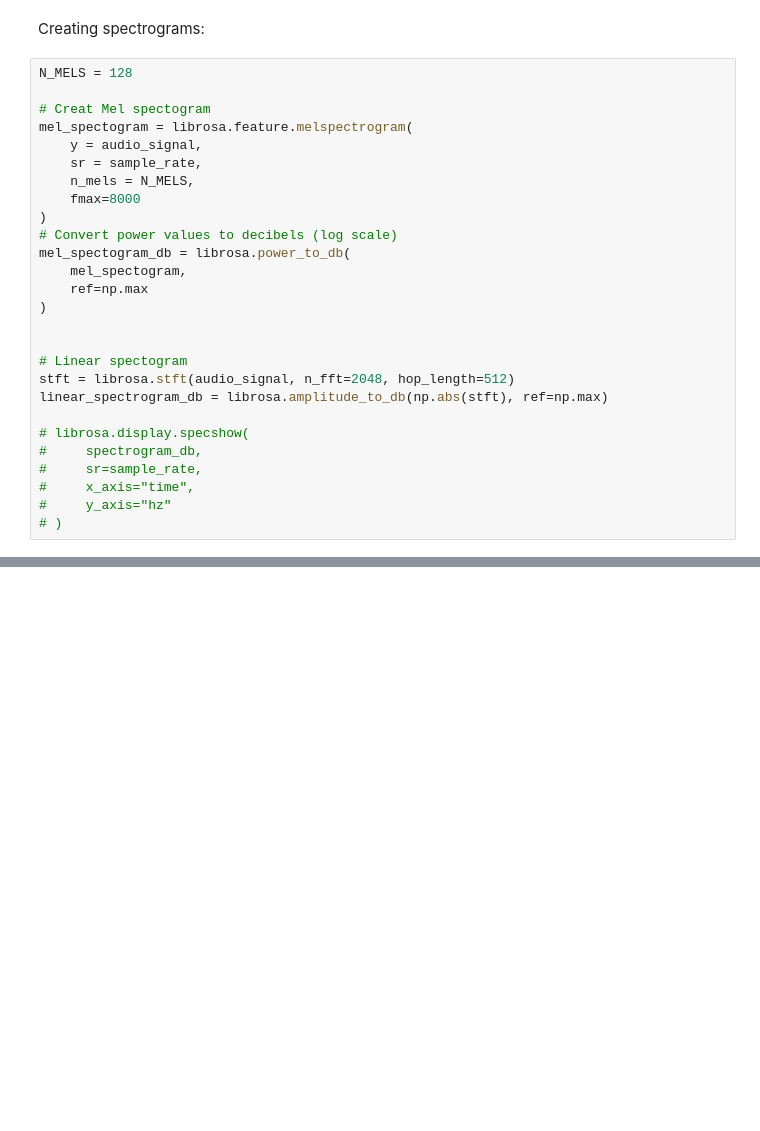
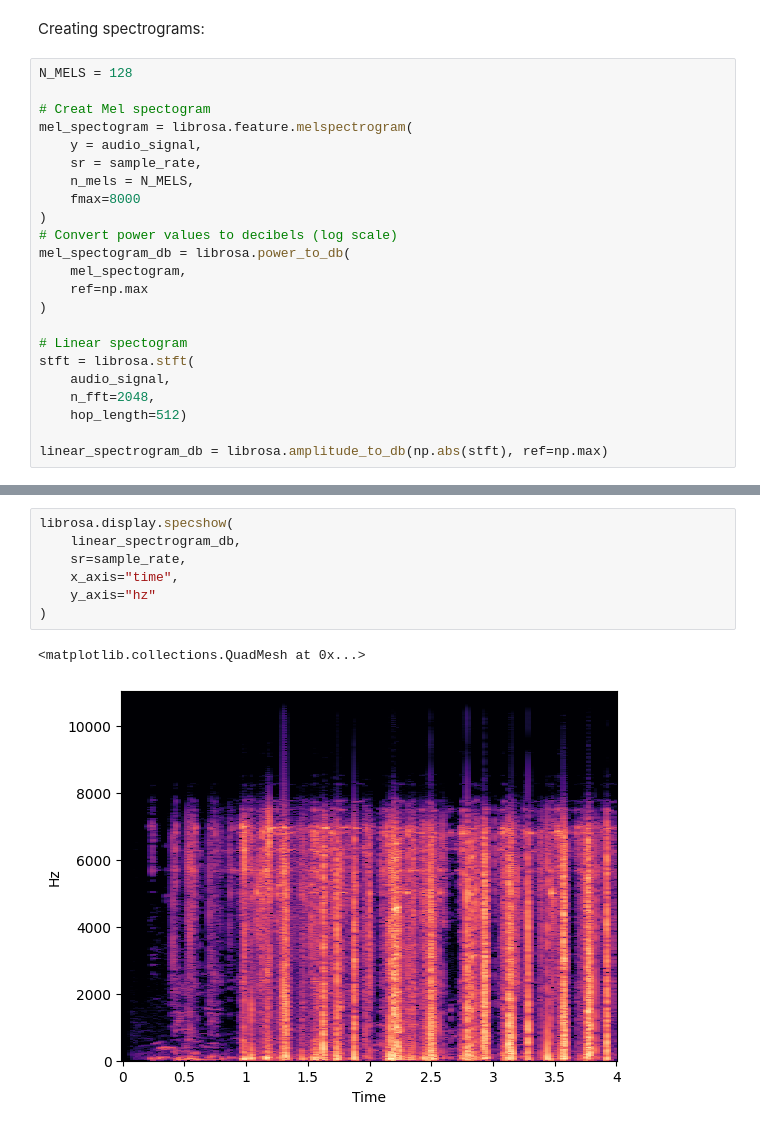
Before and after one commit to pedmur/AIS7, a Jupyter notebook: Haakons_testfolder/generating_model.ipynb, the cells around one changed output, grey strips where cells are left out. Drawn from its saved outputs; the diff is of its cells as text; blank space fills up the shorter version.

```diff
--- a/Haakons_testfolder/generating_model.ipynb
+++ b/Haakons_testfolder/generating_model.ipynb
@@ -50,14 +50,10 @@ mel_spectogram_db = librosa.power_to_db(
     ref=np.max
 )
 
+# Linear spectogram
+stft = librosa.stft(
+    audio_signal,
+    n_fft=2048,
+    hop_length=512)
 
-# Linear spectogram
-stft = librosa.stft(audio_signal, n_fft=2048, hop_length=512)
 linear_spectrogram_db = librosa.amplitude_to_db(np.abs(stft), ref=np.max)
-
-# librosa.display.specshow(
-#     spectrogram_db,
-#     sr=sample_rate,
-#     x_axis="time",
-#     y_axis="hz"
-# )
@@ -112,0 +70,10 @@ plt.show()
+# %%
+librosa.display.specshow(
+    linear_spectrogram_db,
+    sr=sample_rate,
+    x_axis="time",
+    y_axis="hz"
+)
+# %% [output]
+<matplotlib.collections.QuadMesh at 0x...>
+[figure, added]
```
Also changed, not shown: parts of 4 cells of this notebook.
